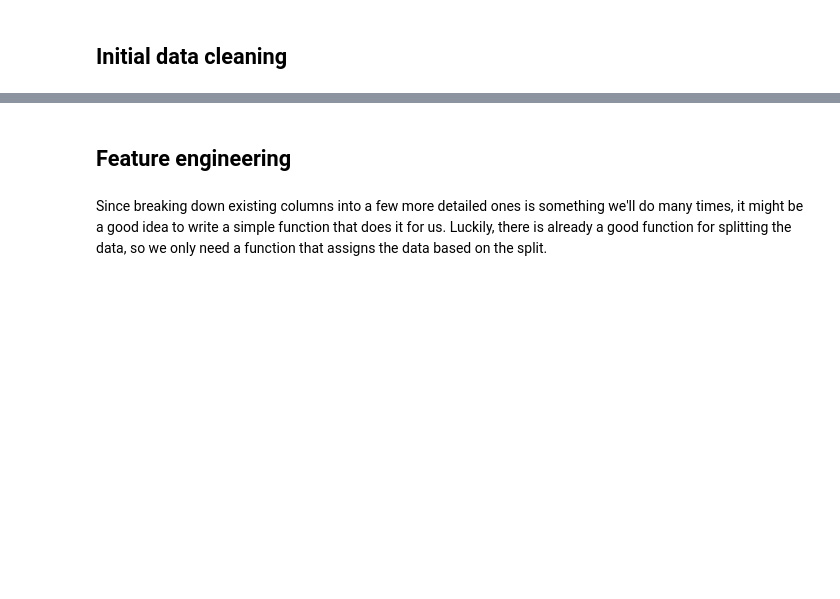
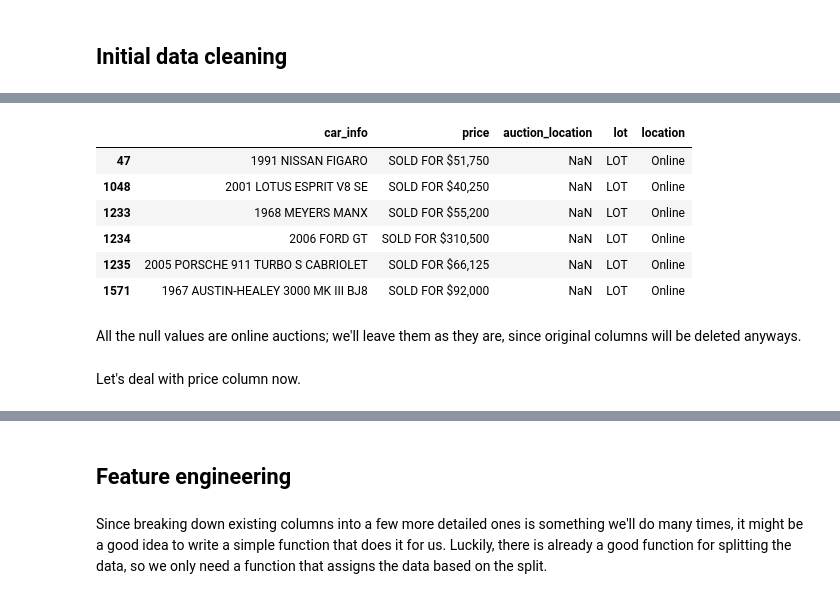
Before and after one commit to wozniakmikolaj/web-scraping-sothebys, a Jupyter notebook: sothebys-data-cleaning.ipynb, the cells around one changed output, grey strips where cells are left out. Saved outputs shown, nothing was run; the diff lists cells and outputs as text; code cells hidden in the pictures; blank space fills up the shorter version.

```diff
--- a/sothebys-data-cleaning.ipynb
+++ b/sothebys-data-cleaning.ipynb
@@ -61,0 +153,14 @@ auctions.drop(["additional_info", "auction_type"], axis=1, inplace=True)
+# %%
+auctions[auctions["auction_location"].isnull()== True]
+# %% [output]
+|  | car_info | price | auction_location | lot | location |
+| 47 | 1991 NISSAN FIGARO | SOLD FOR $51,750 | NaN | LOT | Online |
+| 1048 | 2001 LOTUS ESPRIT V8 SE | SOLD FOR $40,250 | NaN | LOT | Online |
+| 1233 | 1968 MEYERS MANX | SOLD FOR $55,200 | NaN | LOT | Online |
+| 1234 | 2006 FORD GT | SOLD FOR $310,500 | NaN | LOT | Online |
+| 1235 | 2005 PORSCHE 911 TURBO S CABRIOLET | SOLD FOR $66,125 | NaN | LOT | Online |
+| 1571 | 1967 AUSTIN-HEALEY 3000 MK III BJ8 | SOLD FOR $92,000 | NaN | LOT | Online |
+# %% [markdown]
+All the null values are online auctions; we'll leave them as they are, since original columns will be deleted anyways.
+# %% [markdown]
+Let's deal with price column now.
```
Also changed, not shown: parts of 35 cells of this notebook.
